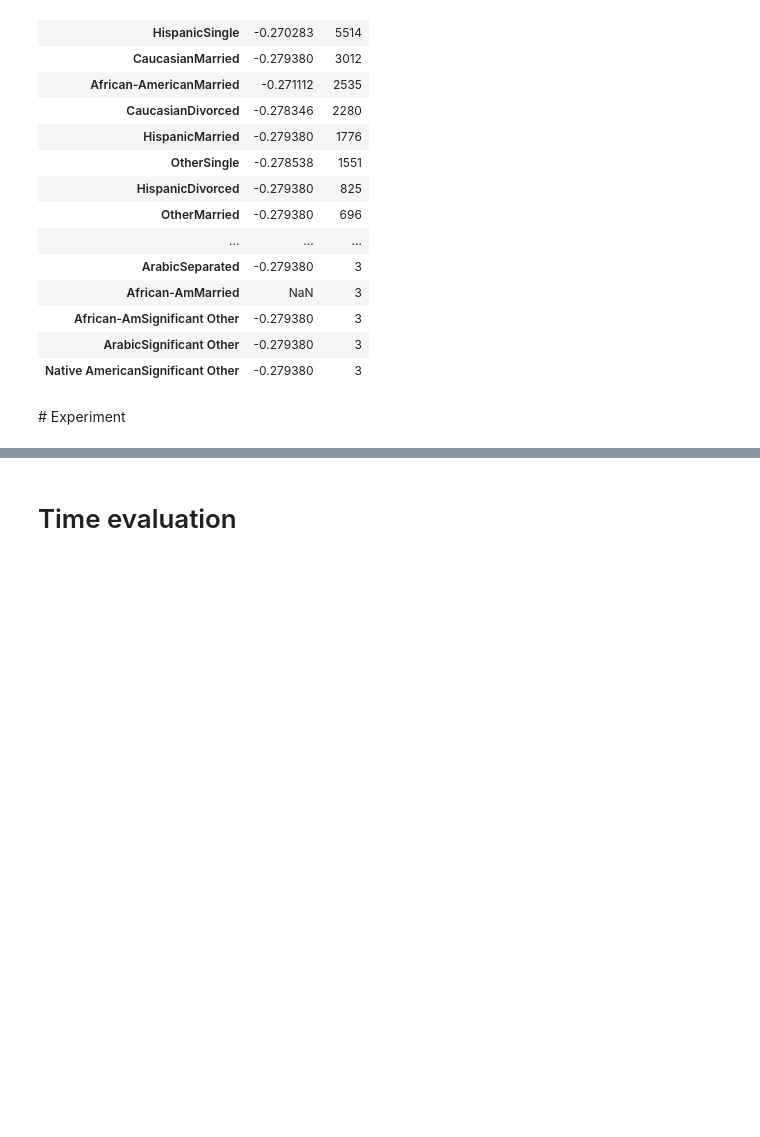
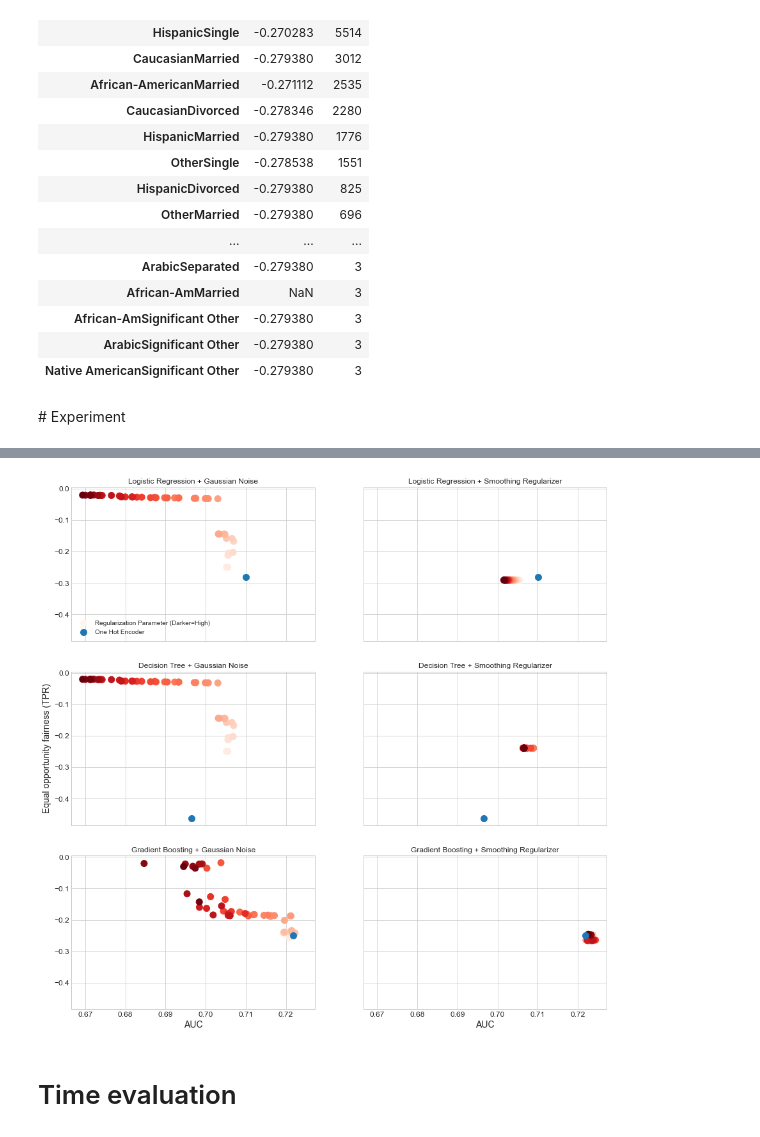
Before and after one commit to cmougan/FairEncoder, a Jupyter notebook: Encoders.ipynb, the cells around one changed output, grey strips where cells are left out. Saved outputs shown, nothing was run; the diff lists cells and outputs as text; code cells hidden in the pictures; blank space fills up the shorter version.

```diff
--- a/Encoders.ipynb
+++ b/Encoders.ipynb
@@ -433,8 +433,6 @@ def fair_encoder(model, param: list, enc: str = "mestimate", un_regularize: list
 
         pipe = Pipeline([("encoder", encoder), ("model", model)])
         pipe.fit(X_tr, y_tr)
-        if m==1:
-            print(pipe)
         preds = pipe.predict(X_te)
 
         metrica.append(
@@ -680,3 +508,93 @@ fig.show()
+# %%
+fig, axs = plt.subplots(3, 2, figsize=(15, 15), sharex=True, sharey=True)
+
+#LR
+axs[0, 0].set_title("Logistic Regression + Gaussian Noise")
+axs[0, 0].scatter(
+    gaus1["auc_tot"].values,
+    gaus1["fairness_metric"].values,
+    s=100,
+    c=gaus1.index.values,
+    cmap="Reds",
+    label="Regularization Parameter (Darker=High)",
+)
+axs[0, 0].scatter(
+    y=one_hot1.fairness_metric, x=one_hot1.auc_tot, s=100, label="One Hot Encoder"
+)
+axs[0,0].legend()
+axs[0, 1].set_title("Logistic Regression + Smoothing Regularizer")
+axs[0, 1].scatter(
+    smooth1["auc_tot"].values,
+    smooth1["fairness_metric"].values,
+    s=100,
+    c=smooth1.index.values,
+    cmap="Reds",
+    label="Regularization Parameter (Darker=High)",
+)
+axs[0, 1].scatter(
+    y=one_hot1.fairness_metric, x=one_hot1.auc_tot, s=100, label="One Hot Encoder"
+)
+
+## DT
+axs[1, 0].set_title("Decision Tree + Gaussian Noise")
+axs[1, 0].set(ylabel="Equal opportunity fairness (TPR)")
+axs[1, 0].scatter(
+    gaus1["auc_tot"].values,
+    gaus1["fairness_metric"].values,
+    s=100,
+    c=gaus2.index.values,
+    cmap="Reds",
+    label="Regularization Parameter (Darker=High)",
+)
+axs[1, 0].scatter(
+    y=one_hot2.fairness_metric, x=one_hot2.auc_tot, s=100, label="One Hot Encoder"
+)
+
+axs[1, 1].set_title("Decision Tree + Smoothing Regularizer")
+axs[1, 1].scatter(
+    smooth2["auc_tot"].values,
+    smooth2["fairness_metric"].values,
+    s=100,
+    c=smooth2.index.values,
+    cmap="Reds",
+    label="Regularization Parameter (Darker=High)",
+)
+axs[1, 1].scatter(
+    y=one_hot2.fairness_metric, x=one_hot2.auc_tot, s=100, label="One Hot Encoder"
+)
+
+# GBDT
+axs[2, 0].set_title("Gradient Boosting + Gaussian Noise")
+axs[2, 0].set(xlabel="AUC")
+axs[2, 0].scatter(
+    gaus3["auc_tot"].values,
+    gaus3["fairness_metric"].values,
+    s=100,
+    c=gaus3.index.values,
+    cmap="Reds",
+    label="Regularization Parameter (Darker=High)",
+)
+axs[2, 0].scatter(
+    y=one_hot3.fairness_metric, x=one_hot3.auc_tot, s=100, label="One Hot Encoder"
+)
+
+axs[2, 1].set_title("Gradient Boosting + Smoothing Regularizer")
+axs[2, 1].set(xlabel="AUC")
+axs[2, 1].scatter(
+    smooth3["auc_tot"].values,
+    smooth3["fairness_metric"].values,
+    s=100,
+    c=smooth3.index.values,
+    cmap="Reds",
+    label="Regularization Parameter (Darker=High)",
+)
+axs[2, 1].scatter(
+    y=one_hot3.fairness_metric, x=one_hot3.auc_tot, s=100, label="One Hot Encoder"
+)
+fig.savefig('images/encCompa1image.eps',format='eps')
+fig.show()
+# %% [output]
+[figure, added]
 # %% [markdown]
 # Time evaluation
 # %% [markdown]
```
Also changed, not shown: parts of 20 cells of this notebook, 1 other file.
